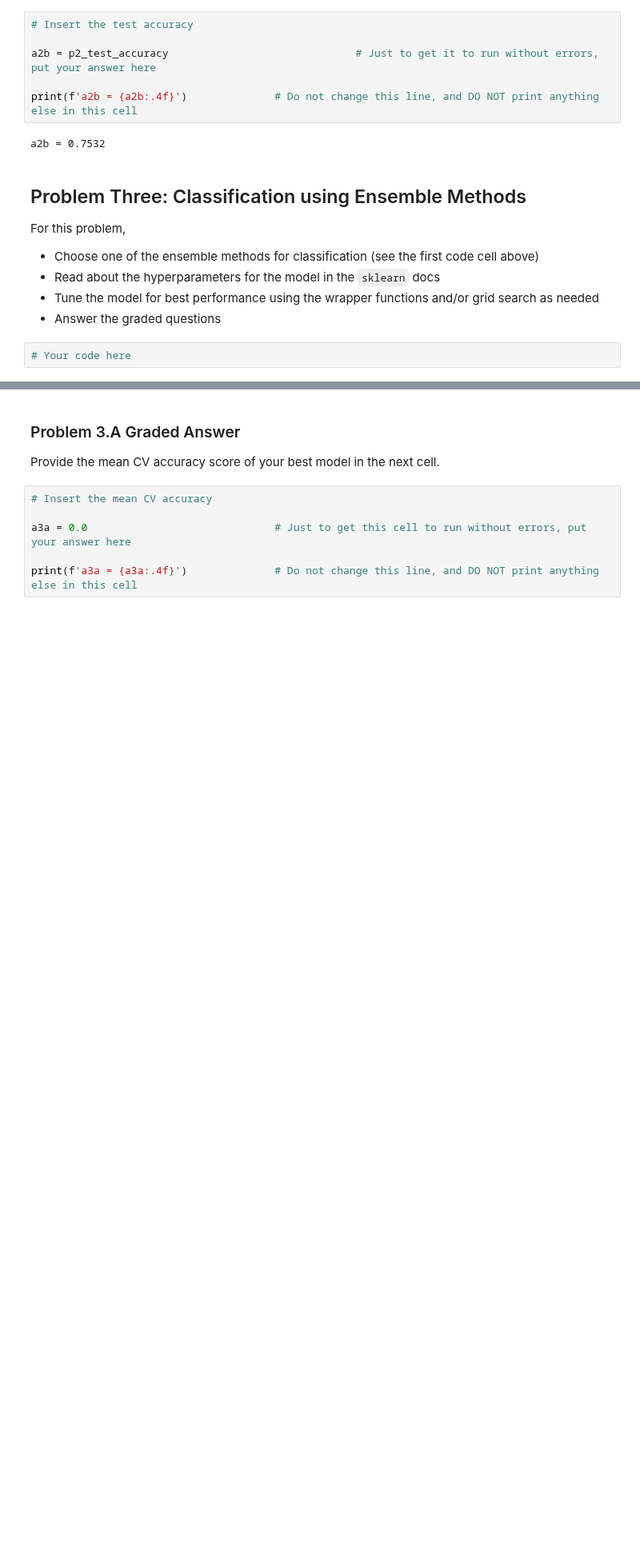
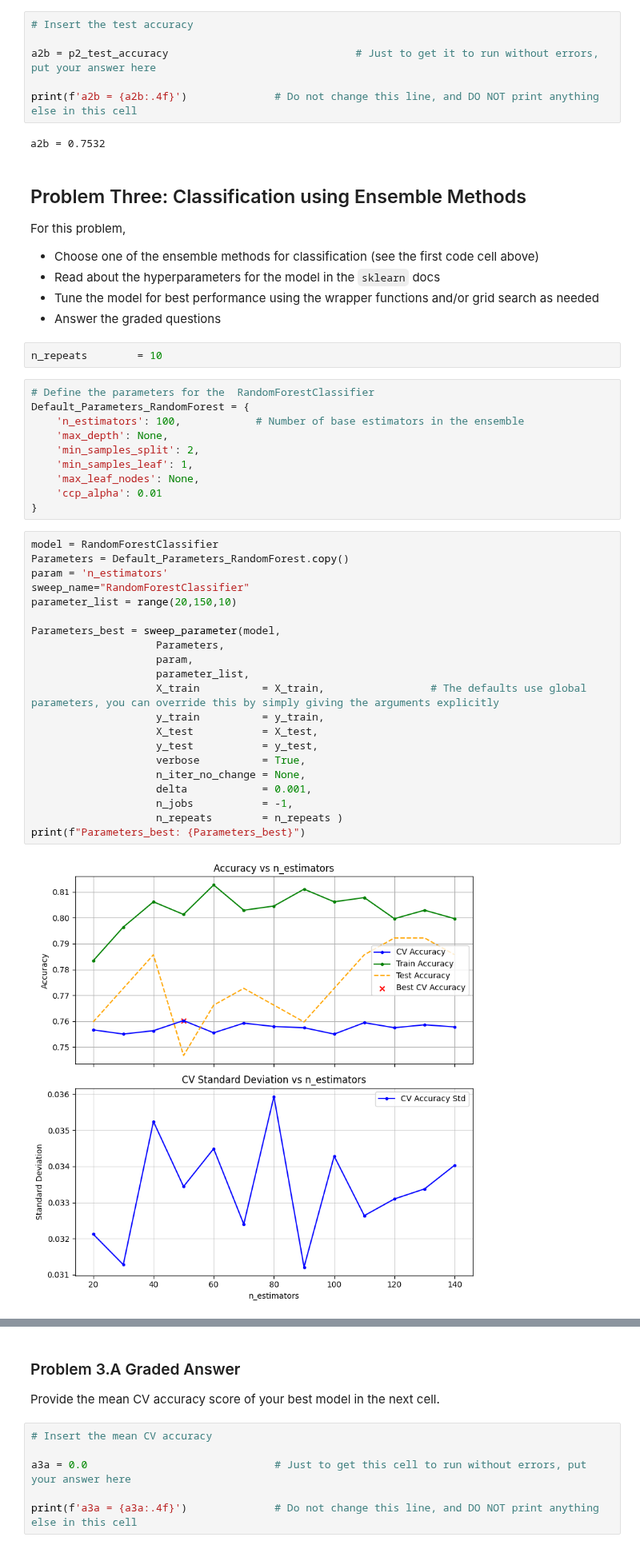
Before and after one commit to SergeyNelyapenkoBU/Module-3-Assignments, a Jupyter notebook: Homework_08.ipynb, the cells around one changed output, grey strips where cells are left out. Shown at 80% size. Cells and saved outputs as stored; diff of their text form; blank space fills up the shorter version.

```diff
--- a/Homework_08.ipynb
+++ b/Homework_08.ipynb
@@ -436,5 +436,38 @@ For this problem,
 - Read about the hyperparameters for the model in the `sklearn` docs
 - Tune the model for best performance using the wrapper functions and/or grid search as needed
 - Answer the graded questions
-# %%
-# Your code here
+# %%
+n_repeats        = 10
+# %%
+# Define the parameters for the  RandomForestClassifier
+Default_Parameters_RandomForest = {
+    'n_estimators': 100,            # Number of base estimators in the ensemble
+    'max_depth': None,
+    'min_samples_split': 2,
+    'min_samples_leaf': 1,
+    'max_leaf_nodes': None,
+    'ccp_alpha': 0.01
+}
+# %%
+model = RandomForestClassifier
+Parameters = Default_Parameters_RandomForest.copy()
+param = 'n_estimators'
+sweep_name="RandomForestClassifier"
+parameter_list = range(20,150,10)
+
+Parameters_best = sweep_parameter(model,
+                    Parameters,
+                    param,
+                    parameter_list,
+                    X_train          = X_train,                 # The defaults use global parameters, you can override this by simply giving the arguments explicitly
+                    y_train          = y_train,
+                    X_test           = X_test,
+                    y_test           = y_test,
+                    verbose          = True,
+                    n_iter_no_change = None,
+                    delta            = 0.001,
+                    n_jobs           = -1,
+                    n_repeats        = n_repeats )
+print(f"Parameters_best: {Parameters_best}")
+# %% [output]
+[figure, added]
```
Also changed, not shown: parts of 8 cells of this notebook.
